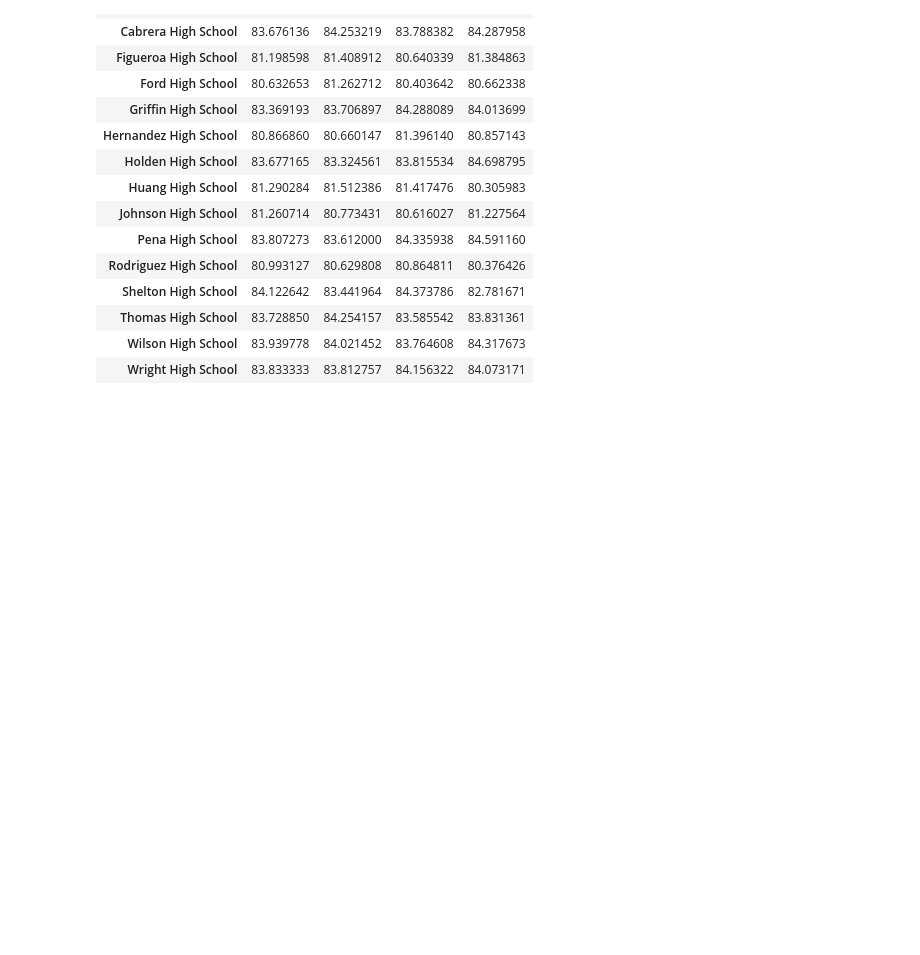
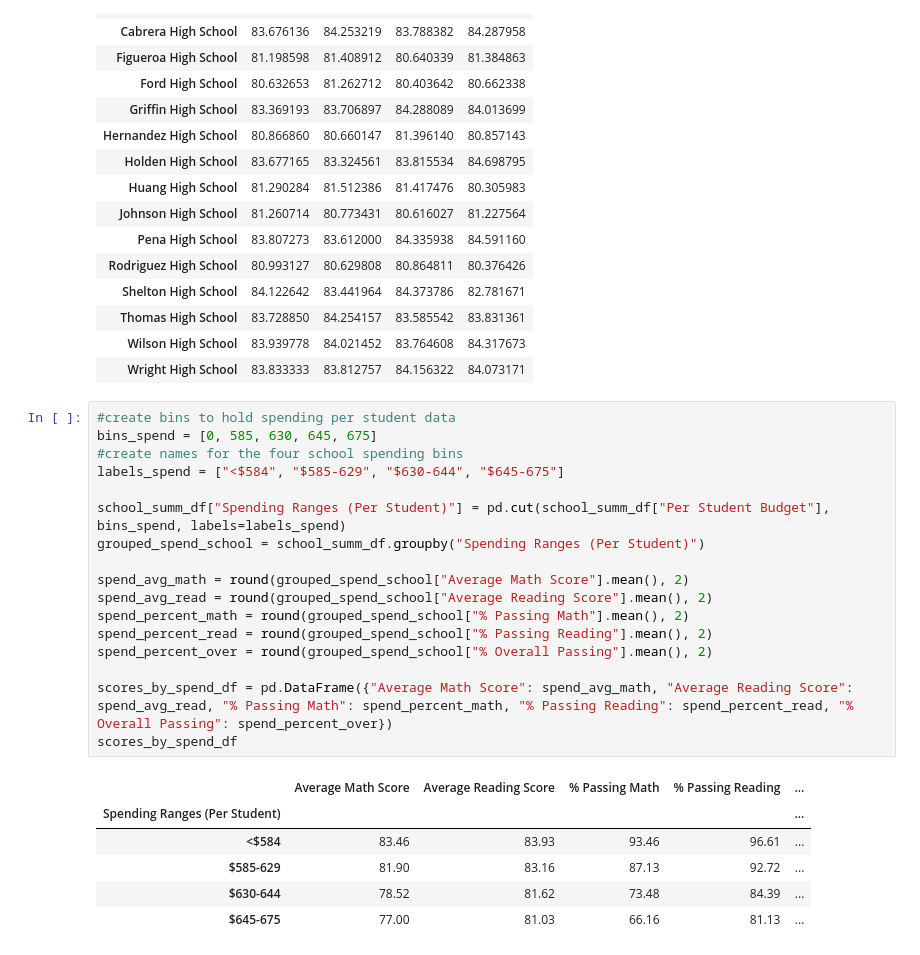
Before and after one commit to stuhunter4/pandas-challenge, a Jupyter notebook: PyCitySchools/PyCitySchools.ipynb, the cells around one changed output. Saved outputs shown, nothing was run; the diff lists cells and outputs as text; blank space fills up the shorter version.

Commit message:
up to scores by school type, stuck on the last one before going to sleep

```diff
--- a/PyCitySchools/PyCitySchools.ipynb
+++ b/PyCitySchools/PyCitySchools.ipynb
@@ -205,3 +205,27 @@ math_by_grade_df
 | Thomas High School | 83.728850 | 84.254157 | 83.585542 | 83.831361 |
 | Wilson High School | 83.939778 | 84.021452 | 83.764608 | 84.317673 |
 | Wright High School | 83.833333 | 83.812757 | 84.156322 | 84.073171 |
+# %%
+#create bins to hold spending per student data
+bins_spend = [0, 585, 630, 645, 675]
+#create names for the four school spending bins
+labels_spend = ["<$584", "$585-629", "$630-644", "$645-675"]
+
+school_summ_df["Spending Ranges (Per Student)"] = pd.cut(school_summ_df["Per Student Budget"], bins_spend, labels=labels_spend)
+grouped_spend_school = school_summ_df.groupby("Spending Ranges (Per Student)")
+
+spend_avg_math = round(grouped_spend_school["Average Math Score"].mean(), 2)
+spend_avg_read = round(grouped_spend_school["Average Reading Score"].mean(), 2)
+spend_percent_math = round(grouped_spend_school["% Passing Math"].mean(), 2)
+spend_percent_read = round(grouped_spend_school["% Passing Reading"].mean(), 2)
+spend_percent_over = round(grouped_spend_school["% Overall Passing"].mean(), 2)
+
+scores_by_spend_df = pd.DataFrame({"Average Math Score": spend_avg_math, "Average Reading Score": spend_avg_read, "% Passing Math": spend_percent_math, "% Passing Reading": spend_percent_read, "% Overall Passing": spend_percent_over})
+scores_by_spend_df
+# %% [output]
+|  | Average Math Score | Average Reading Score | % Passing Math | % Passing Reading | ... |
+| Spending Ranges (Per Student) |  |  |  |  | ... |
+| <$584 | 83.46 | 83.93 | 93.46 | 96.61 | ... |
+| $585-629 | 81.90 | 83.16 | 87.13 | 92.72 | ... |
+| $630-644 | 78.52 | 81.62 | 73.48 | 84.39 | ... |
+| $645-675 | 77.00 | 81.03 | 66.16 | 81.13 | ... |
```
Also changed, not shown: parts of 2 cells of this notebook.
